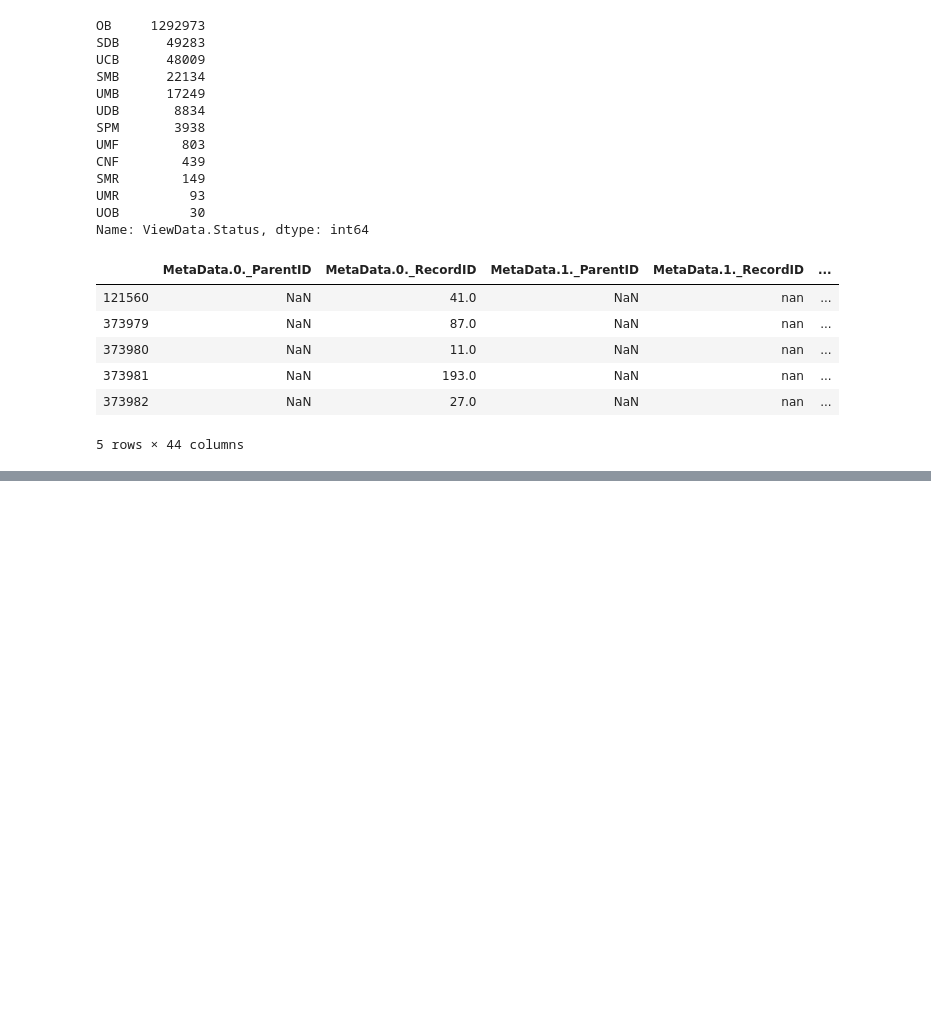
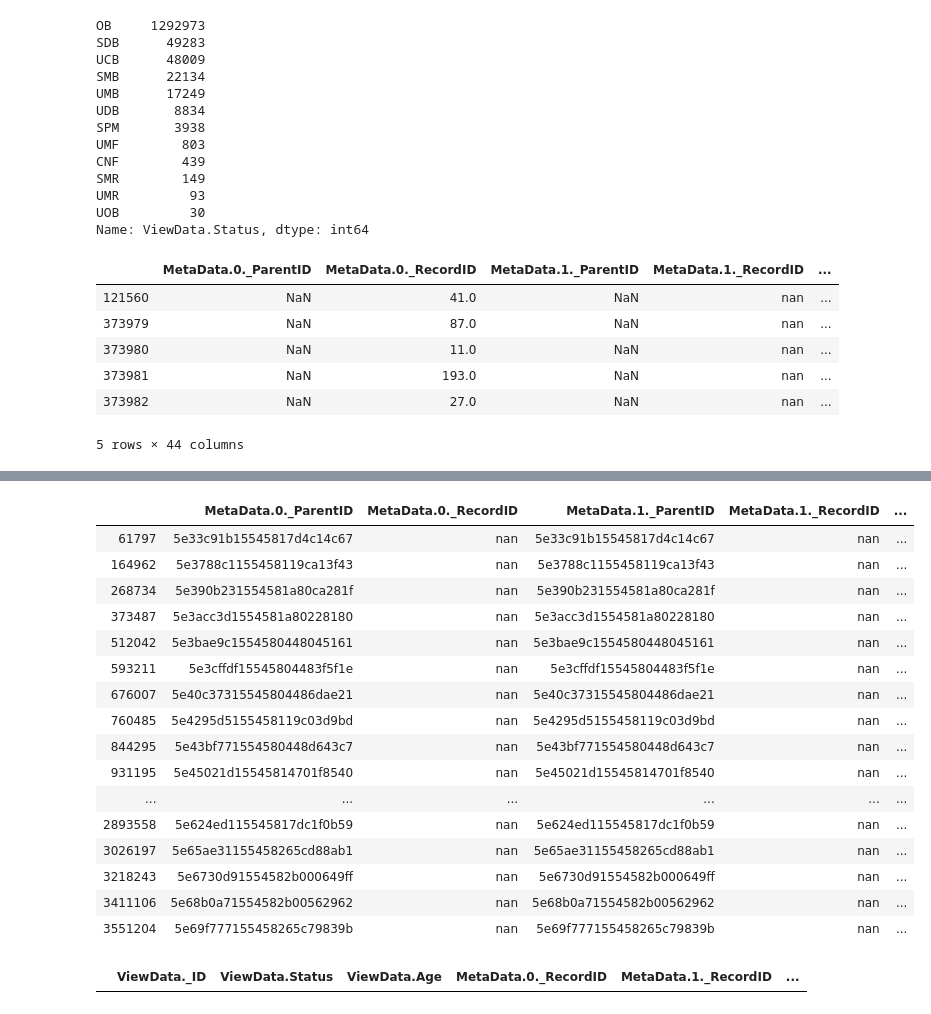
Before and after one commit to EpowerxAI/ViteosModel, a Jupyter notebook: Generating_Audit_Trail_6th_June_2020.ipynb, the cells around one changed output, grey strips where cells are left out. Saved outputs shown, nothing was run; the diff lists cells and outputs as text; code cells hidden in the pictures; blank space fills up the shorter version.

```diff
--- a/Generating_Audit_Trail_6th_June_2020.ipynb
+++ b/Generating_Audit_Trail_6th_June_2020.ipynb
@@ -128,0 +220,24 @@ df_833[df_833["ViewData.BreakID"] == 1109379500.0][audit_trail_columns]
+# %%
+df_833[df_833['ViewData.BreakID'] == 1038833601.0]
+# %% [output]
+|  | MetaData.0._ParentID | MetaData.0._RecordID | MetaData.1._ParentID | MetaData.1._RecordID | ... |
+| 61797 | 5e33c91b15545817d4c14c67 | nan | 5e33c91b15545817d4c14c67 | nan | ... |
+| 164962 | 5e3788c1155458119ca13f43 | nan | 5e3788c1155458119ca13f43 | nan | ... |
+| 268734 | 5e390b231554581a80ca281f | nan | 5e390b231554581a80ca281f | nan | ... |
+| 373487 | 5e3acc3d1554581a80228180 | nan | 5e3acc3d1554581a80228180 | nan | ... |
+| 512042 | 5e3bae9c1554580448045161 | nan | 5e3bae9c1554580448045161 | nan | ... |
+| 593211 | 5e3cffdf15545804483f5f1e | nan | 5e3cffdf15545804483f5f1e | nan | ... |
+| 676007 | 5e40c37315545804486dae21 | nan | 5e40c37315545804486dae21 | nan | ... |
+| 760485 | 5e4295d5155458119c03d9bd | nan | 5e4295d5155458119c03d9bd | nan | ... |
+| 844295 | 5e43bf771554580448d643c7 | nan | 5e43bf771554580448d643c7 | nan | ... |
+| 931195 | 5e45021d15545814701f8540 | nan | 5e45021d15545814701f8540 | nan | ... |
+| ... | ... | ... | ... | ... | ... |
+| 2893558 | 5e624ed115545817dc1f0b59 | nan | 5e624ed115545817dc1f0b59 | nan | ... |
+| 3026197 | 5e65ae31155458265cd88ab1 | nan | 5e65ae31155458265cd88ab1 | nan | ... |
+| 3218243 | 5e6730d91554582b000649ff | nan | 5e6730d91554582b000649ff | nan | ... |
+| 3411106 | 5e68b0a71554582b00562962 | nan | 5e68b0a71554582b00562962 | nan | ... |
+| 3551204 | 5e69f777155458265c79839b | nan | 5e69f777155458265c79839b | nan | ... |
+# %%
+df_833[df_833['ViewData._ID'] == '5e33c91b15545817d4c14c60'][audit_trail_columns]
+# %% [output]
+|  | ViewData._ID | ViewData.Status | ViewData.Age | MetaData.0._RecordID | MetaData.1._RecordID | ... |
```
Also changed, not shown: parts of 22 cells of this notebook, 8 other files.
